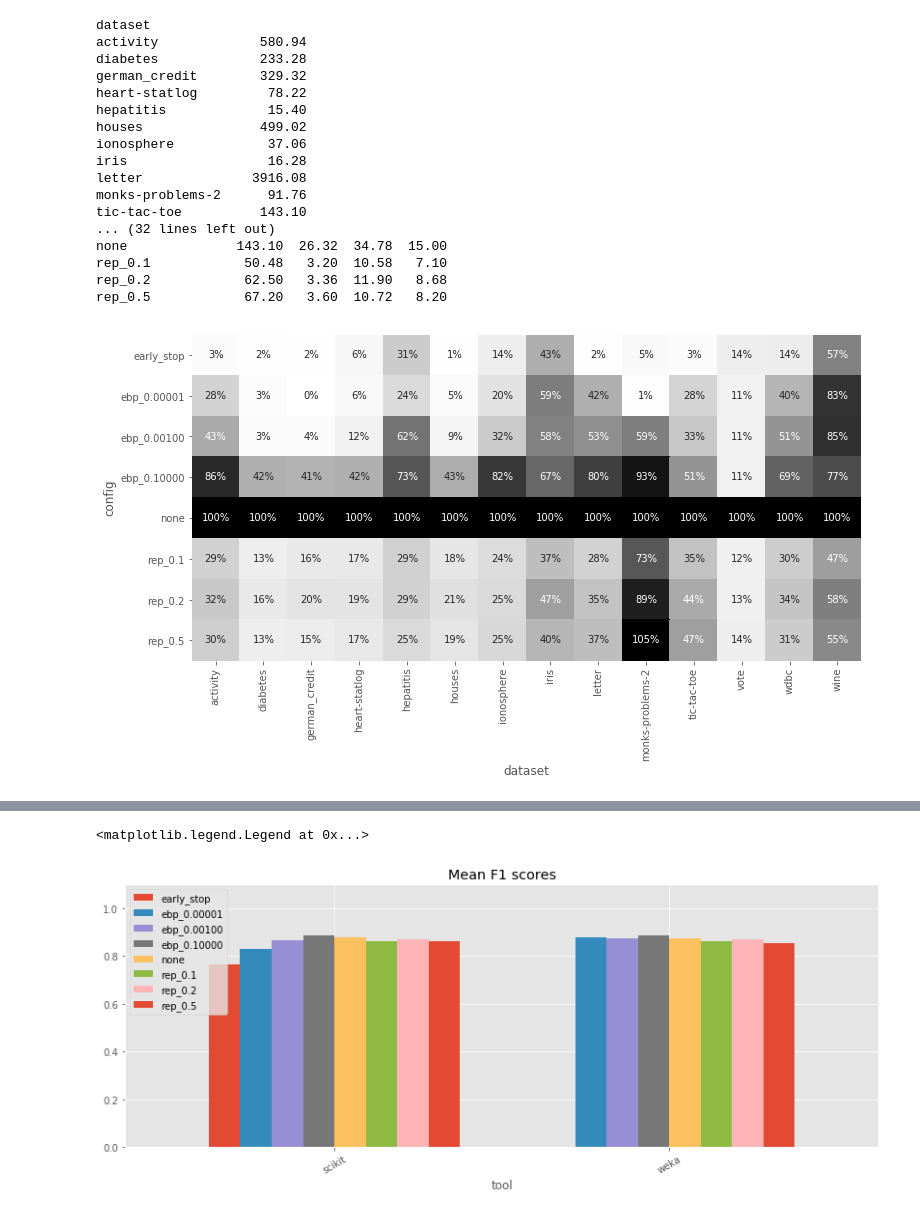
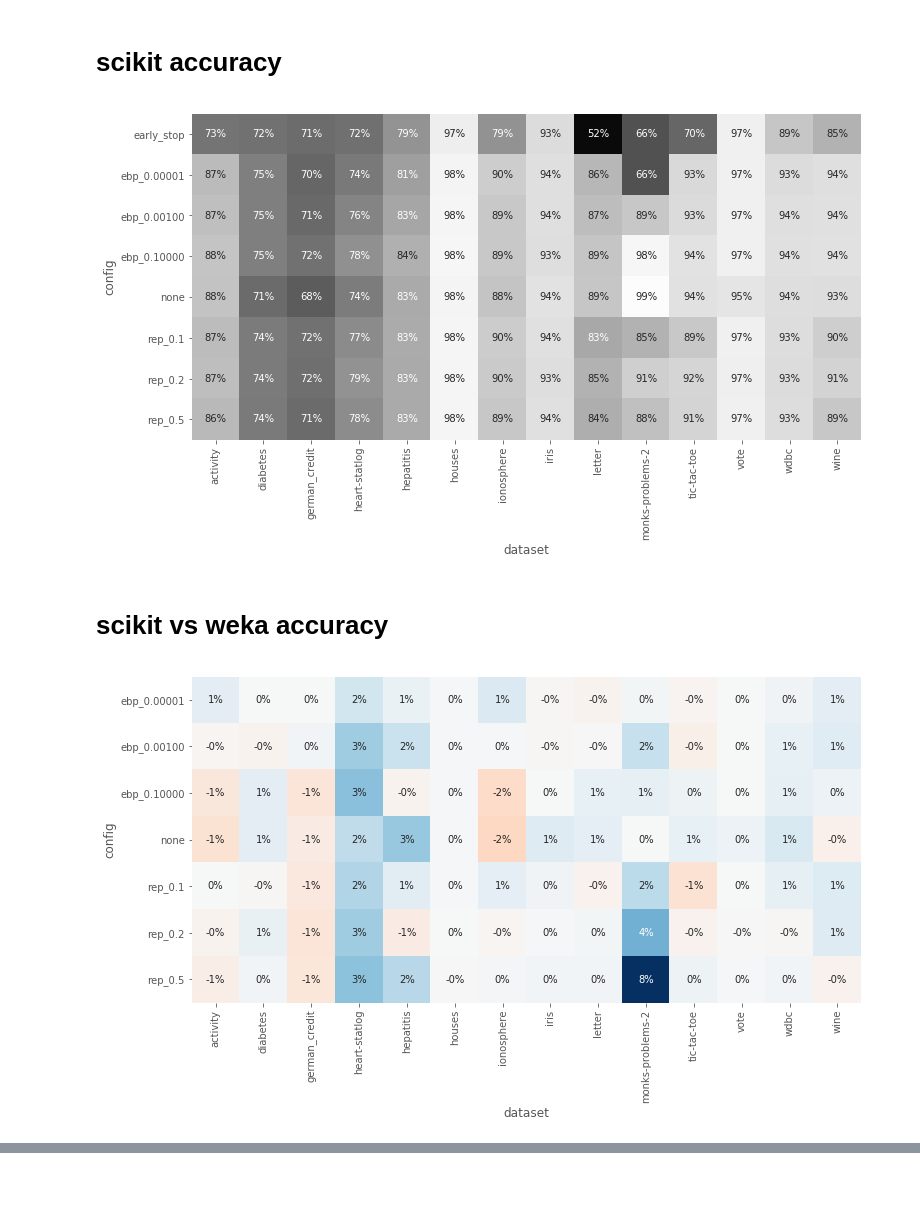
Before and after one commit to vhsven/project-template, a Jupyter notebook: misc/plotter.ipynb, the cells around one changed output, grey strips where cells are left out. Drawn from its saved outputs; the diff is of its cells as text; code cells hidden in the pictures; blank space fills up the shorter version.

Commit message:
Final results.

```diff
--- a/misc/plotter.ipynb
+++ b/misc/plotter.ipynb
@@ -39,39 +69,20 @@ Name: n_nodes, dtype: float64
+# %% [markdown]
+# scikit accuracy
+# %%
+data = dfs.groupby(["config", "dataset"])["accuracy"].mean().unstack()
+f, ax = plt.subplots(figsize=(12, 6))
+sns.heatmap(data, annot=True, fmt=".0%", vmin=0.5, vmax=1, ax=ax, cmap='gray', cbar=False)
+plt.savefig("../pruneabletree/tests/results/pruning/heatmap_accuracy.pdf", bbox_inches="tight")
+# %% [output]
+[figure, added]
+# %% [markdown]
+# scikit vs weka accuracy
 # %%
-def make_heatmap_norm(param):
-    max_nodes = dfs.loc[dfs.config == 'none'].groupby(["dataset"])[param].mean()
-#     print(max_nodes)
-    data = dfs.groupby(["config", "dataset"])[param].mean().unstack() / max_nodes
-#     print(dfs.groupby(["config", "dataset"])[param].mean().unstack())
-    f, ax = plt.subplots(figsize=(12, 6))
-    sns.heatmap(data, annot=True, fmt=".0%", vmin=0, vmax=1, ax=ax, cmap='Greys', cbar=False)
-    plt.savefig("../pruneabletree/tests/results/pruning/heatmap_{}.pdf".format(param), bbox_inches="tight")
-
-def make_heatmap(param):
-    data = dfs.groupby(["config", "dataset"])[param].mean().unstack()
-    f, ax = plt.subplots(figsize=(12, 6))
-    sns.heatmap(data, annot=True, fmt=".0%", vmin=0.5, vmax=1, ax=ax, cmap='gray', cbar=False)
-    plt.savefig("../pruneabletree/tests/results/pruning/heatmap_{}.pdf".format(param), bbox_inches="tight")
-
-make_heatmap_norm("n_nodes")
-#make_heatmap_norm("n_leaves")
-make_heatmap("accuracy")
-# make_heatmap("f1")
+data_s = dfs.loc[dfs.config != "early_stop"].groupby(["config", "dataset"])["accuracy"].mean().unstack()
+data_w = dfw.groupby(["config", "dataset"])["accuracy"].mean().unstack()
+data = data_s - data_w
+f, ax = plt.subplots(figsize=(12, 6))
+sns.heatmap(data, annot=True, fmt=".0%", vmin=-0.08, vmax=0.08, ax=ax, cmap='RdBu', cbar=False)
+plt.savefig("../pruneabletree/tests/results/pruning/heatmap_accuracy_diff.pdf", bbox_inches="tight")
 # %% [output]
-dataset
-activity             580.94
-diabetes             233.28
-german_credit        329.32
-heart-statlog         78.22
-hepatitis             15.40
-houses               499.02
-ionosphere            37.06
-iris                  16.28
-letter              3916.08
-monks-problems-2      91.76
-tic-tac-toe          143.10
-... (32 lines left out)
-none              143.10  26.32  34.78  15.00
-rep_0.1            50.48   3.20  10.58   7.10
-rep_0.2            62.50   3.36  11.90   8.68
-rep_0.5            67.20   3.60  10.72   8.20
-[figure, old version]
+[figure, new version]
@@ -79,10 +88,0 @@ rep_0.5            67.20   3.60  10.72   8.20
-# %%
-grouped = df.groupby(["tool", "config"]) #"dataset",
-result = grouped.mean().unstack() #"mean_accuracy",
-ax = result["f1"].plot(kind="bar", figsize=(14, 5), ylim=(0, 1.1), rot=30, width=0.75)
-plt.title("Mean F1 scores")
-plt.legend(loc='upper left') #, bbox_to_anchor=(1.0, 0.5)
-#plt.savefig("../pruneabletree/tests/results/pruning/f1.pdf", bbox_inches="tight")
-# %% [output]
-<matplotlib.legend.Legend at 0x...>
-[figure, removed]
```
Also changed, not shown: parts of 11 cells of this notebook, 25 other files.
